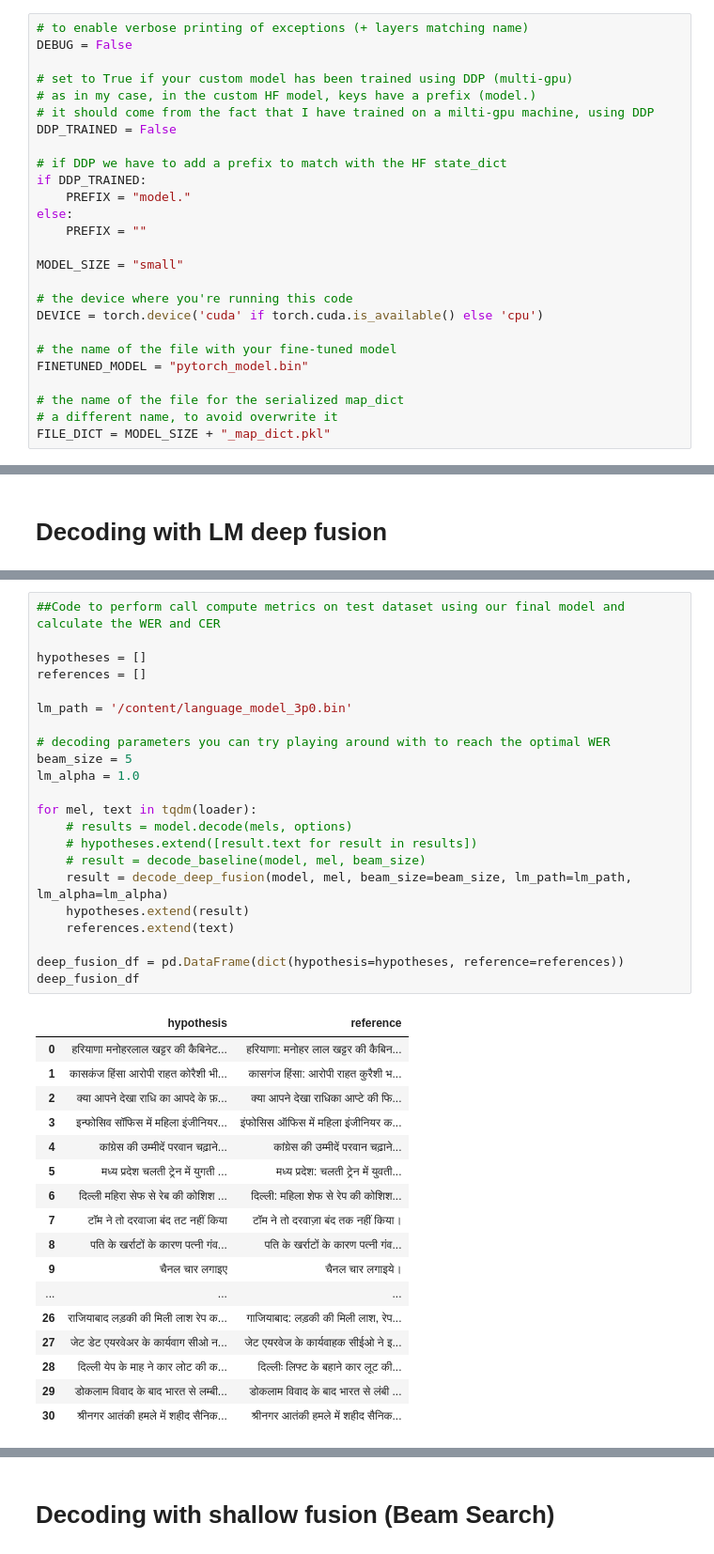
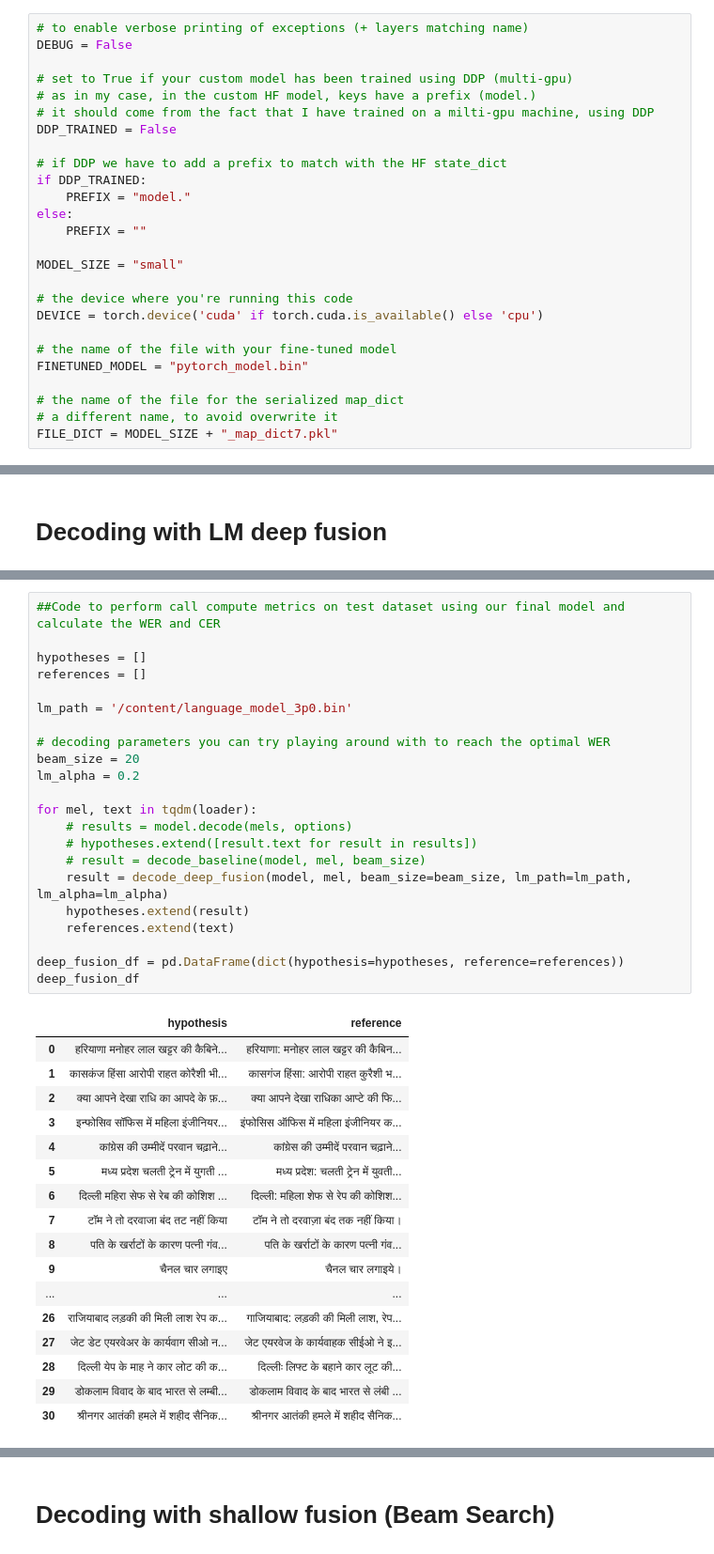
Before and after one commit to chandan110791/HindiASRWhisperPublic, a Jupyter notebook: Whisper_LM_fusion_final.ipynb, the cells around one changed output, grey strips where cells are left out. Shown at 94% size. Cells and saved outputs as stored; diff of their text form.

```diff
--- a/Whisper_LM_fusion_final.ipynb
+++ b/Whisper_LM_fusion_final.ipynb
@@ -481,7 +462,7 @@ FINETUNED_MODEL = "pytorch_model.bin"
 
 # the name of the file for the serialized map_dict
 # a different name, to avoid overwrite it
-FILE_DICT = MODEL_SIZE + "_map_dict.pkl"
+FILE_DICT = MODEL_SIZE + "_map_dict7.pkl"
 # %%
 
 def import_hf_model(finetuned_model, model_size, device, file_dict, debug=False):
@@ -1037,28 +959,28 @@ CER: 10.83 %
 # %%
 ##Code to perform call compute metrics on test dataset using our final model and calculate the WER and CER
 
 hypotheses = []
 references = []
 
 lm_path = '/content/language_model_3p0.bin'
 
 # decoding parameters you can try playing around with to reach the optimal WER
-beam_size = 5
-lm_alpha = 1.0
+beam_size = 20
+lm_alpha = 0.2
 
 for mel, text in tqdm(loader):
     # results = model.decode(mels, options)
     # hypotheses.extend([result.text for result in results])
     # result = decode_baseline(model, mel, beam_size)
     result = decode_deep_fusion(model, mel, beam_size=beam_size, lm_path=lm_path, lm_alpha=lm_alpha)
     hypotheses.extend(result)
     references.extend(text)
 
 deep_fusion_df = pd.DataFrame(dict(hypothesis=hypotheses, reference=references))
 deep_fusion_df
 # %% [output]
 |  | hypothesis | reference |
-| 0 | हरियाणा मनोहरलाल खट्टर की कैबिनेट... | हरियाणा: मनोहर लाल खट्टर की कैबिन... |
+| 0 | हरियाणा मनोहर लाल खट्टर की कैबिने... | हरियाणा: मनोहर लाल खट्टर की कैबिन... |
 | 1 | कासकंज हिंसा आरोपी राहत कोरैशी भी... | कासगंज हिंसा: आरोपी राहत कुरैशी भ... |
 | 2 | क्या आपने देखा राधि का आपदे के फ़... | क्या आपने देखा राधिका आप्टे की फि... |
 | 3 | इन्फोसिव सॉफिस में महिला इंजीनियर... | इंफोसिस ऑफिस में महिला इंजीनियर क... |
```
Also changed, not shown: parts of 17 cells of this notebook.
